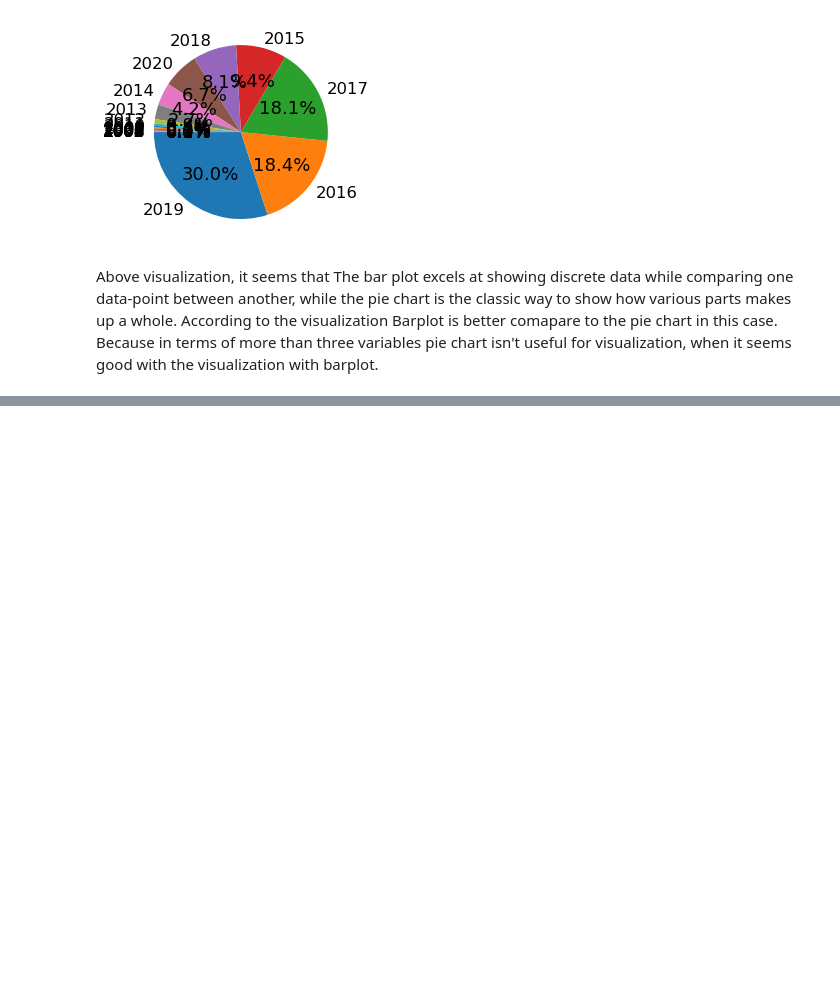
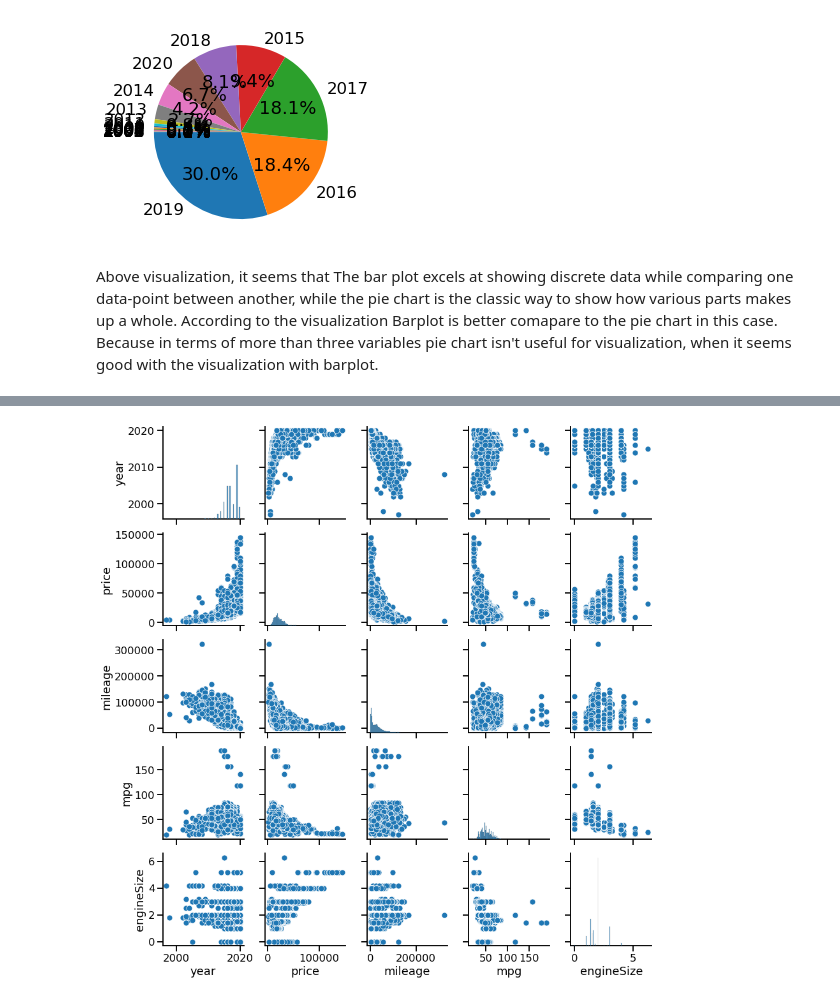
Before and after one commit to MdTawhidIslam/Audi_Cars_EDA, a Jupyter notebook: Audi_used_car_EDA_Visualiation.ipynb, the cells around one changed output, grey strips where cells are left out. Drawn from its saved outputs; the diff is of its cells as text; code cells hidden in the pictures; blank space fills up the shorter version.

```diff
--- a/Audi_used_car_EDA_Visualiation.ipynb
+++ b/Audi_used_car_EDA_Visualiation.ipynb
@@ -200,0 +257,5 @@ According to the visualization Barplot is better comapare to the pie chart in th
+# %%
+sns.pairplot(df)
+plt.show()
+# %% [output]
+[figure, added]
```
Also changed, not shown: parts of 6 cells of this notebook.
